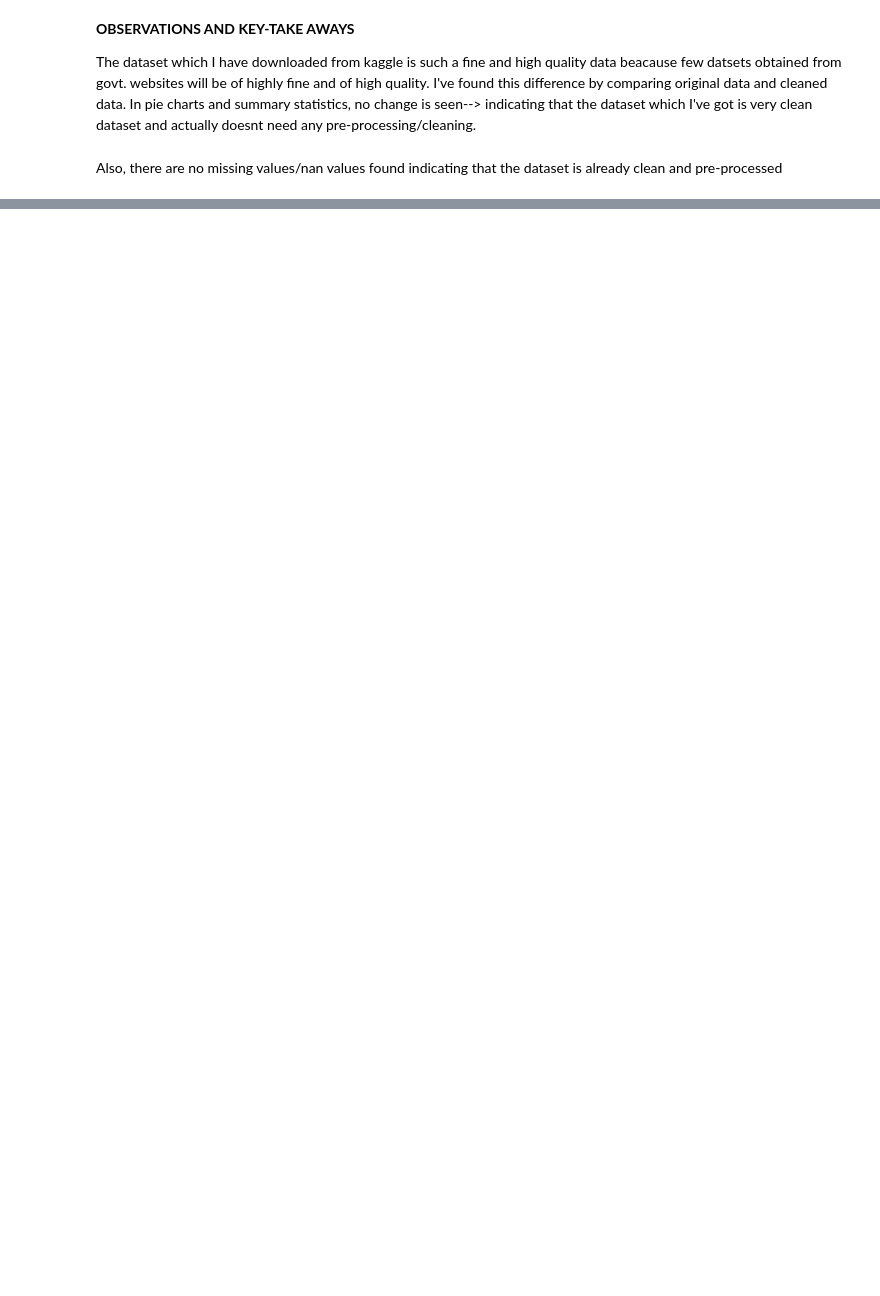
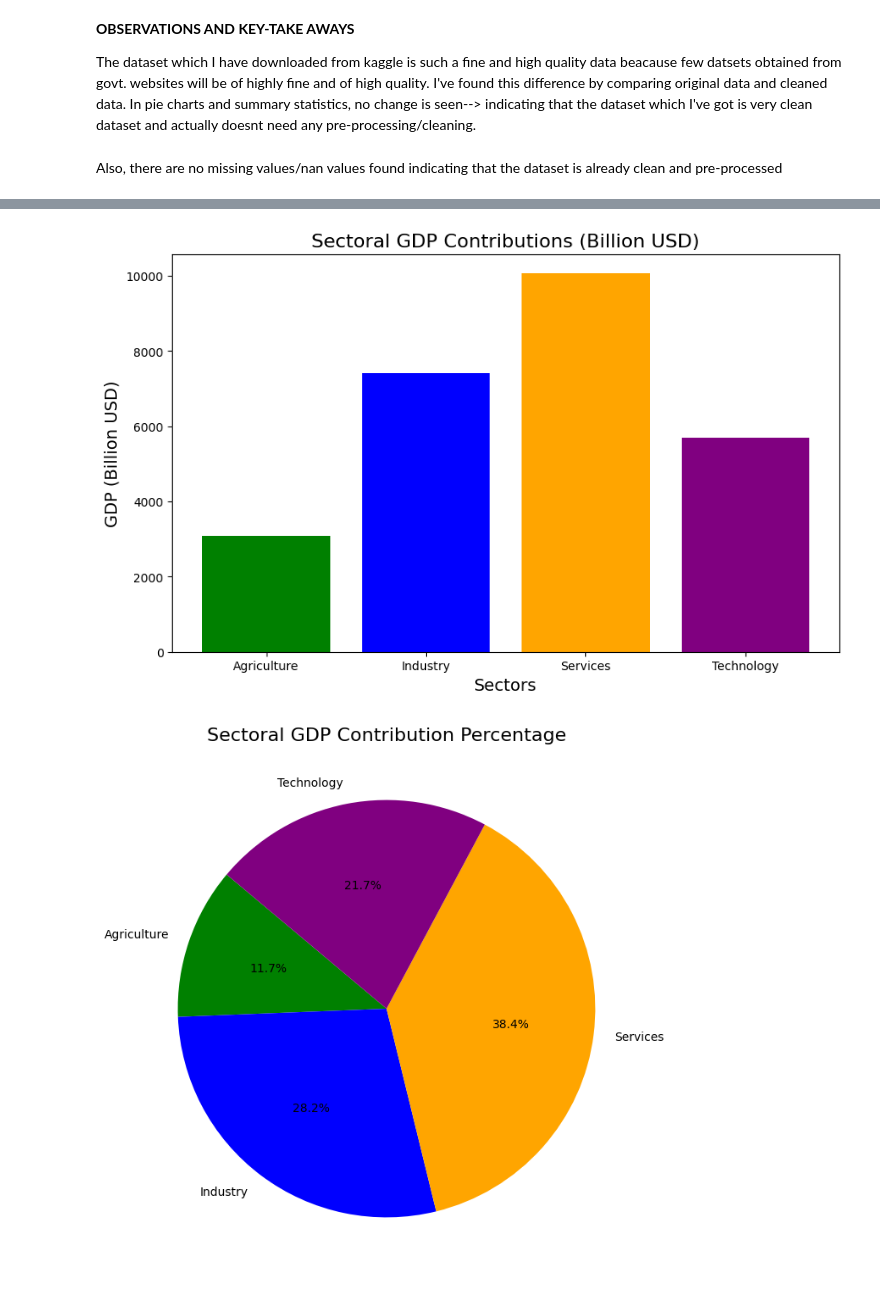
Before and after one commit to JOSHITHA6/GDP_PRODUCTIVITY_INFO, a Jupyter notebook: GDP_PRODUCTION.ipynb, the cells around one changed output, grey strips where cells are left out. Drawn from its saved outputs; the diff is of its cells as text; code cells hidden in the pictures; blank space fills up the shorter version.

```diff
--- a/GDP_PRODUCTION.ipynb
+++ b/GDP_PRODUCTION.ipynb
@@ -227,0 +289,30 @@ Also, there are no missing values/nan values found indicating that the dataset i
+# %%
+import matplotlib.pyplot as plt
+
+# Total contributions by sector
+sectors = ['Agriculture', 'Industry', 'Services', 'Technology']
+sector_gdp = [
+    sector_contributions['Agriculture_GDP'],
+    sector_contributions['Industry_GDP'],
+    sector_contributions['Services_GDP'],
+    sector_contributions['Technology_GDP']
+]
+
+# Bar Chart: Sectoral GDP Contributions
+plt.figure(figsize=(10, 6))
+plt.bar(sectors, sector_gdp, color=['green', 'blue', 'orange', 'purple'])
+plt.title("Sectoral GDP Contributions (Billion USD)", fontsize=16)
+plt.ylabel("GDP (Billion USD)", fontsize=14)
+plt.xlabel("Sectors", fontsize=14)
+plt.show()
+
+# Pie Chart: Sectoral Percentage Contributions
+sector_percent = (sector_gdp / sum(sector_gdp)) * 100
+
+plt.figure(figsize=(8, 8))
+plt.pie(sector_percent, labels=sectors, autopct='%1.1f%%', startangle=140, colors=['green', 'blue', 'orange', 'purple'])
+plt.title("Sectoral GDP Contribution Percentage", fontsize=16)
+plt.show()
+# %% [output]
+[figure, added]
+[figure, added]
```
Also changed, not shown: parts of 5 cells of this notebook.
